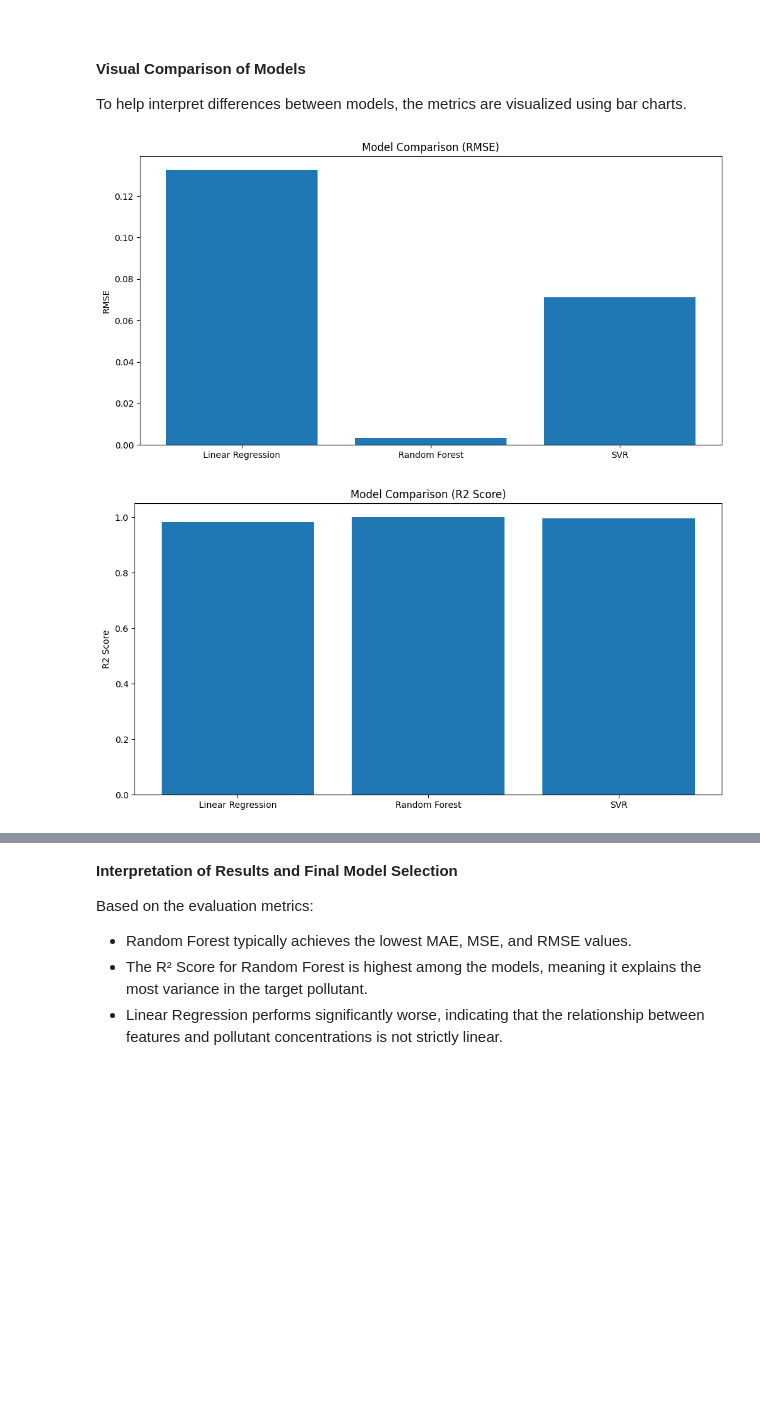
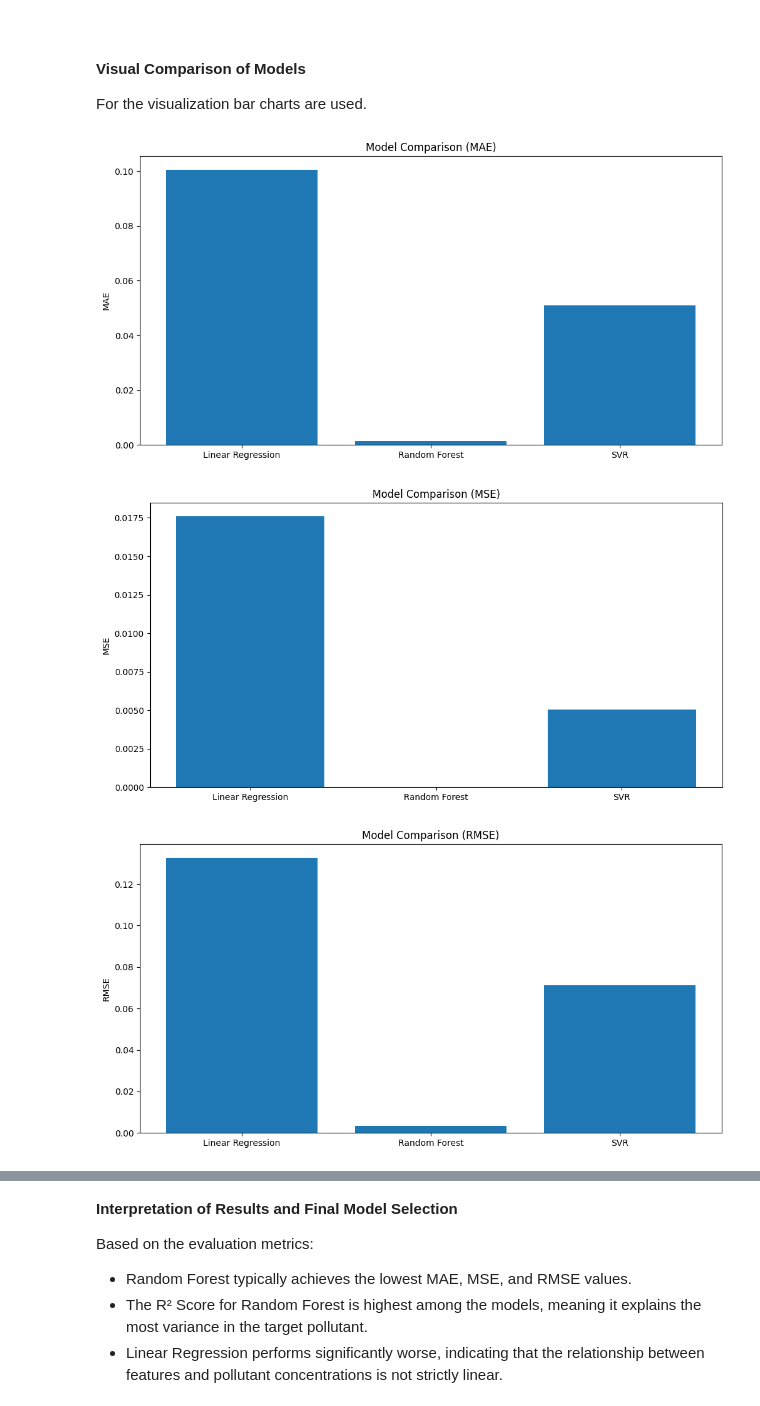
Before and after one commit to Sayid03/air-polution-ml, a Jupyter notebook: solution.ipynb, the cells around one changed output, grey strips where cells are left out. Saved outputs shown, nothing was run; the diff lists cells and outputs as text; code cells hidden in the pictures; blank space fills up the shorter version.

```diff
--- a/solution.ipynb
+++ b/solution.ipynb
@@ -410,7 +412,7 @@ X = df.drop(columns=[target, 'Datetime'])
 y = df[target]
 
 X_train, X_test, y_train, y_test = train_test_split(
-    x, y, test_size=0.3, random_state=42
+    X, y, test_size=0.3, random_state=42
 )
 
 X_train.shape, X_test.shape
@@ -622,19 +602,32 @@ results
 # %% [markdown]
 **Visual Comparison of Models**
 
-To help interpret differences between models, the metrics are visualized using bar charts.
+For the visualization bar charts are used.
 # %%
+plt.figure(figsize=(12, 6))
+plt.bar(results["Model"], results["MAE"])
+plt.title("Model Comparison (MAE)")
+plt.ylabel("MAE")
+plt.show()
+
+plt.figure(figsize=(12, 6))
+plt.bar(results["Model"], results["MSE"])
+plt.title("Model Comparison (MSE)")
+plt.ylabel("MSE")
+plt.show()
+
 plt.figure(figsize=(12, 6))
 plt.bar(results["Model"], results["RMSE"])
 plt.title("Model Comparison (RMSE)")
 plt.ylabel("RMSE")
 plt.show()
 
 plt.figure(figsize=(12, 6))
 plt.bar(results["Model"], results["R2 Score"])
 plt.title("Model Comparison (R2 Score)")
 plt.ylabel("R2 Score")
 plt.show()
 # %% [output]
-[figure, old version]
+[figure, new version]
-[figure, old version]
+[figure, new version]
+[figure, added]
```
Also changed, not shown: parts of 14 cells of this notebook, 2 other files.
